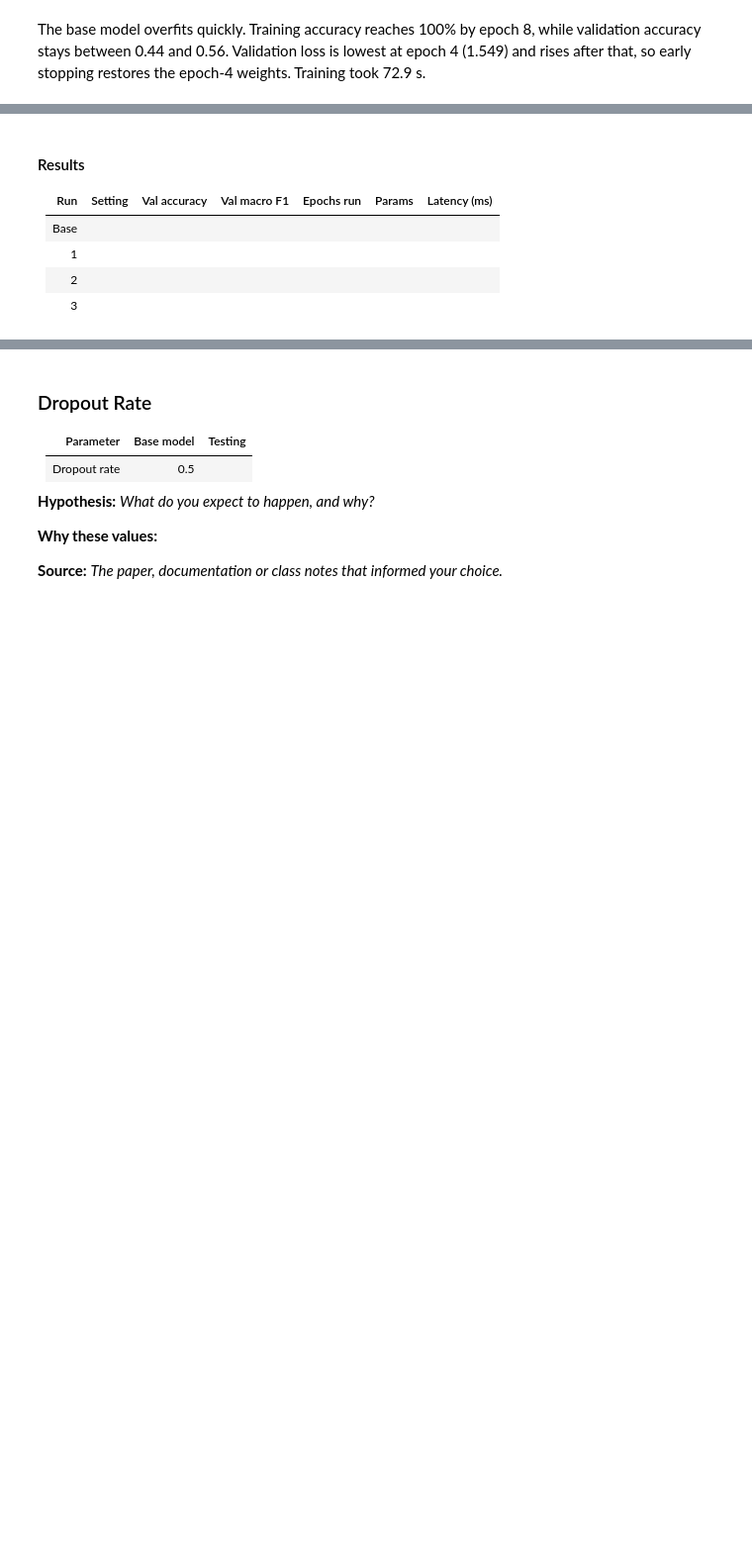
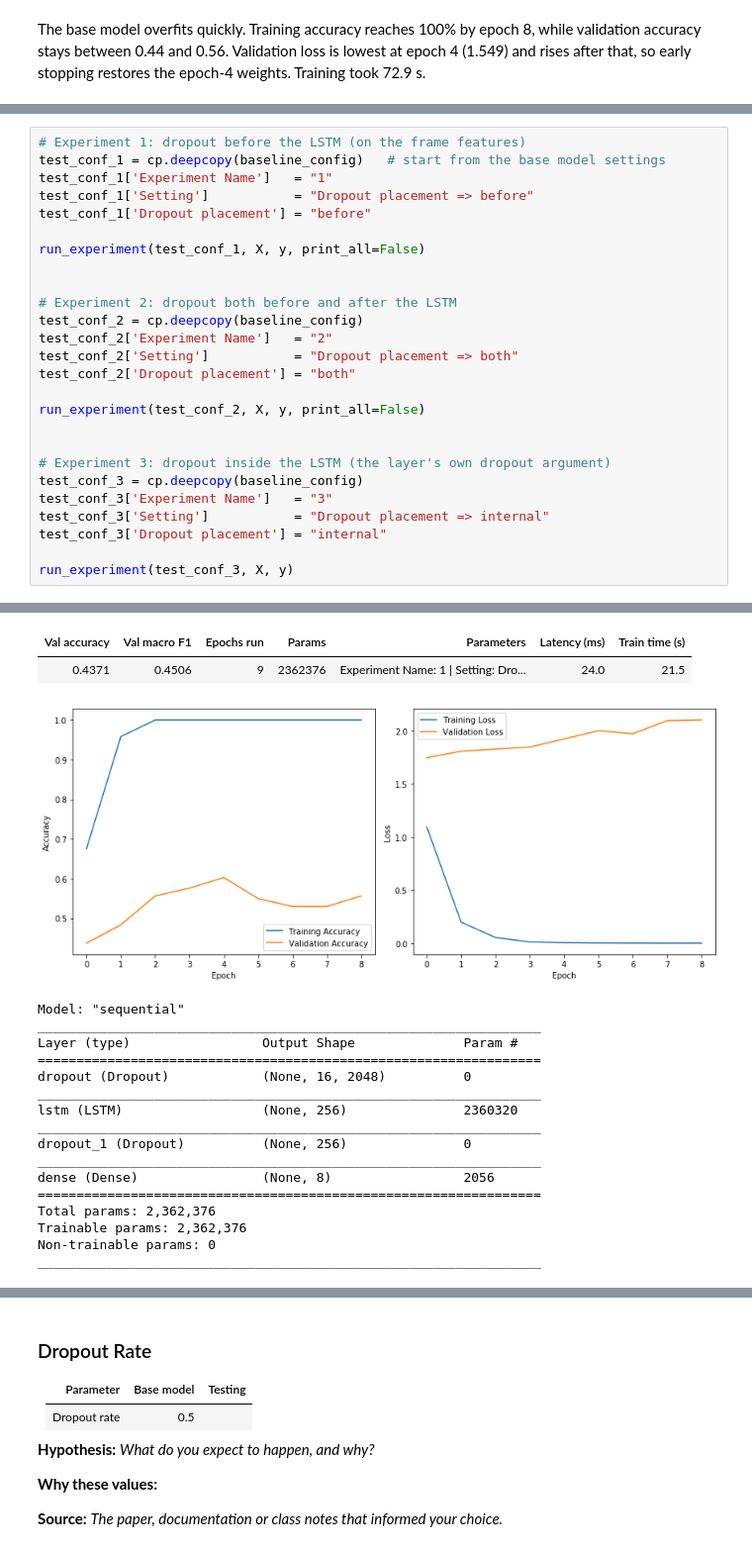
Before and after one commit to AylieNagler/Exercise-Classification-CNN-LSTM, a Jupyter notebook: NOTEBOOKS/03_idongesit_experiments.ipynb, the cells around one changed output, grey strips where cells are left out. Shown at 99% size. Cells and saved outputs as stored; diff of their text form; blank space fills up the shorter version.

Commit message:
Results while testing placing dropout before after and inside the LSTM

```diff
--- a/NOTEBOOKS/03_idongesit_experiments.ipynb
+++ b/NOTEBOOKS/03_idongesit_experiments.ipynb
@@ -329,9 +329,27 @@ The base model overfits quickly. Training accuracy reaches 100% by epoch 8, whil
-# %% [markdown]
-#### Results
-
-| Run | Setting | Val accuracy | Val macro F1 | Epochs run | Params | Latency (ms) |
-|---|---|---|---|---|---|---|
-| Base | | | | | | |
-| 1 | | | | | | |
-| 2 | | | | | | |
-| 3 | | | | | | |
+# %%
+# Experiment 1: dropout before the LSTM (on the frame features)
+test_conf_1 = cp.deepcopy(baseline_config)   # start from the base model settings
+test_conf_1['Experiment Name']   = "1"
+test_conf_1['Setting']           = "Dropout placement => before"
+test_conf_1['Dropout placement'] = "before"
+
+run_experiment(test_conf_1, X, y, print_all=False)
+
+
+# Experiment 2: dropout both before and after the LSTM
+test_conf_2 = cp.deepcopy(baseline_config)
+test_conf_2['Experiment Name']   = "2"
+test_conf_2['Setting']           = "Dropout placement => both"
+test_conf_2['Dropout placement'] = "both"
+
+run_experiment(test_conf_2, X, y, print_all=False)
+
+
+# Experiment 3: dropout inside the LSTM (the layer's own dropout argument)
+test_conf_3 = cp.deepcopy(baseline_config)
+test_conf_3['Experiment Name']   = "3"
+test_conf_3['Setting']           = "Dropout placement => internal"
+test_conf_3['Dropout placement'] = "internal"
+
+run_experiment(test_conf_3, X, y)
+# %% [output]
@@ -337,0 +371,19 @@ The base model overfits quickly. Training accuracy reaches 100% by epoch 8, whil
+| Val accuracy | Val macro F1 | Epochs run | Params | Parameters | Latency (ms) | Train time (s) |
+| 0.4371 | 0.4506 | 9 | 2362376 | Experiment Name: 1 | Setting: Dro... | 24.0 | 21.5 |
+[figure, added]
+Model: "sequential"
+_________________________________________________________________
+Layer (type)                 Output Shape              Param #
+=================================================================
+dropout (Dropout)            (None, 16, 2048)          0
+_________________________________________________________________
+lstm (LSTM)                  (None, 256)               2360320
+_________________________________________________________________
+dropout_1 (Dropout)          (None, 256)               0
+_________________________________________________________________
+dense (Dense)                (None, 8)                 2056
+=================================================================
+Total params: 2,362,376
+Trainable params: 2,362,376
+Non-trainable params: 0
+_________________________________________________________________
```
Also changed, not shown: parts of 6 cells of this notebook.
